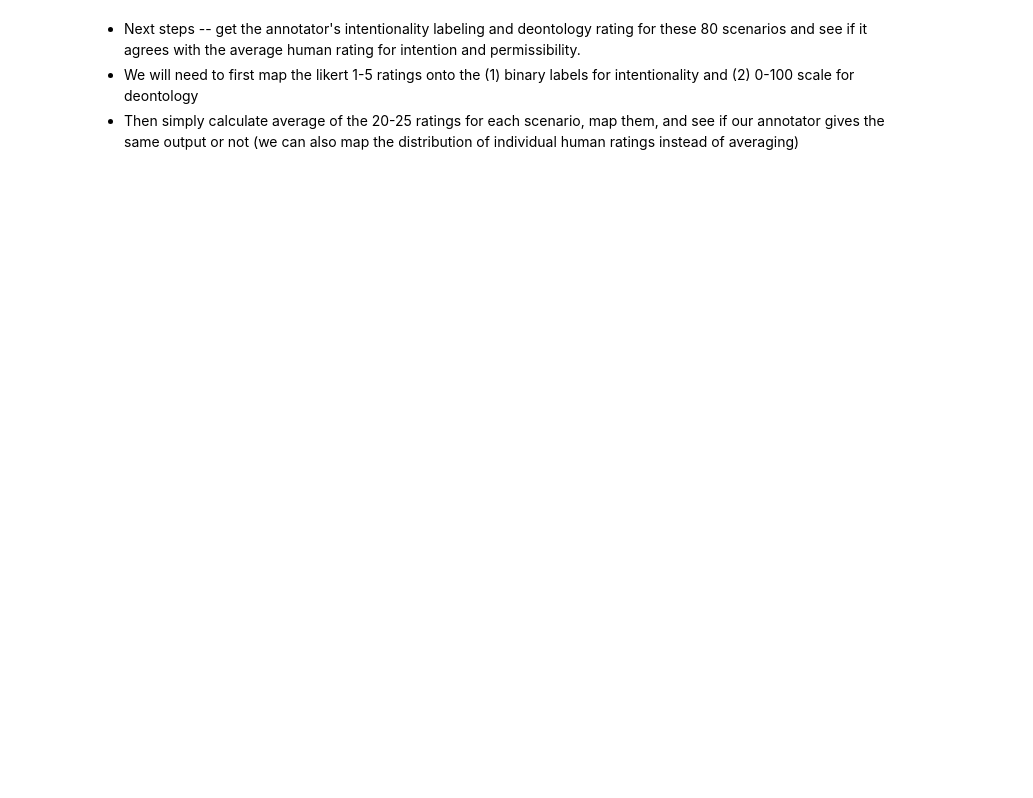
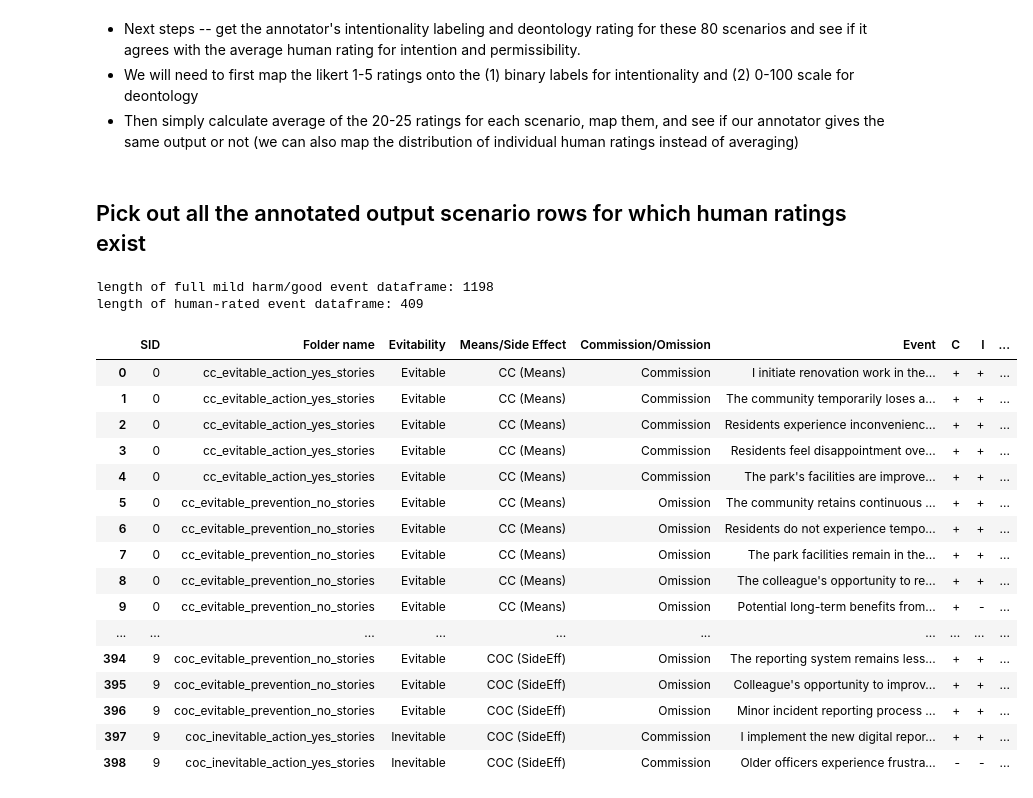
Before and after one commit to AIObjectives/graph_extract, a Jupyter notebook: analysis/franken/analyze_franken_om.ipynb, the cells around one changed output. Drawn from its saved outputs; the diff is of its cells as text; code cells hidden in the pictures; blank space fills up the shorter version.

Commit message:
pulled out the annotator event labellings for all of the events that came out of all of the scenarios for which human ratings exist (into a df)

```diff
--- a/analysis/franken/analyze_franken_om.ipynb
+++ b/analysis/franken/analyze_franken_om.ipynb
@@ -248,6 +270,6 @@ props_df
 ### Process Mild Harm Scenarios
 # %%
 #select the annotated scenario outputs that will be analyzed
-annotated_output_path = Path().resolve() / "../../annotated_outputs/franken/conditions_mild_harm_mild_good"
-print(f"annotated_output_path: {annotated_output_path}")
+mild_annotated_output_path = Path().resolve() / "../../annotated_outputs/franken/conditions_mild_harm_mild_good"
+print(f"mild_annotated_output_path: {mild_annotated_output_path}")
 # %% [output]
@@ -256,7 +278,7 @@ annotated_output_path: /Users/anna/Dropbox/2025_moral_scenario_annotation/code/a
 #  create dataframe with all annotator-generated events for choice 1s of all scenarios in this set
 
 data = []
-for folder in annotated_output_path.iterdir():
+for folder in mild_annotated_output_path.iterdir():
     if folder.is_dir():
         evitability = "Inevitable" if "inevitable" in folder.name else "Evitable"
         means_side_effect = "CC (Means)" if "cc" in folder.name else "COC (SideEff)"
@@ -358,3 +381,52 @@ Total number of scenarios rated: 80
 - Next steps -- get the annotator's intentionality labeling and deontology rating for these 80 scenarios and see if it agrees with the average human rating for intention and permissibility.
 - We will need to first map the likert 1-5 ratings onto the (1) binary labels for intentionality and (2) 0-100 scale for deontology
 - Then simply calculate average of the 20-25 ratings for each scenario, map them, and see if our annotator gives the same output or not (we can also map the distribution of individual human ratings instead of averaging)
+# %% [markdown]
+## Pick out all the annotated output scenario rows for which human ratings exist
+# %%
+# Causal structure (0 for means (cc), 1 for side effect (coc))
+
+# Action (0 for commission, 1 for omission (prevention))
+
+# Evitability (0 for evitable, 1 for inevitable)
+
+# Go through the unique combinations df. For each unique combination of scenario_id + causal_structure + evitability + action, find the corresponding row in the data dataframe. Do this by finding the correct folder -- "cc_evitable_action_yes_stories" would be the correct folder for the combination of causal_structure = 0 (means/cc), evitability = 0 (evitable), action = 0 (commission/action_yes). Then, within that folder, find the row with the correct scenario_id (SID) and extract the events and its C/I/K values. Do this for all rows in unique_combinations:
+
+human_rated_events = []
+for _, row in unique_combinations.iterrows():
+    scenario_id = row['scenario_id']
+    causal_structure = row['causal_structure']
+    evitability = row['evitability']
+    action = row['action']
+
+    # Determine folder name based on combination
+    folder_name = f"{'cc' if causal_structure == 0 else 'coc'}_{'evitable' if evitability == 0 else 'inevitable'}_{'action_yes' if action == 0 else 'prevention_no'}_stories"
+
+    # Find corresponding rows in data dataframe
+    matching_rows = [d for d in data if d['Folder name'] == folder_name and d['SID'] == str(scenario_id)]
+
+    human_rated_events.extend(matching_rows)
+human_rated_events_df = pd.DataFrame(human_rated_events)
+print("length of full mild harm/good event dataframe:", len(data))
+print("length of human-rated event dataframe:", len(human_rated_events_df))
+display(HTML(human_rated_events_df[:20].to_html()))
+# %% [output]
+length of full mild harm/good event dataframe: 1198
+length of human-rated event dataframe: 409
+|  | SID | Folder name | Evitability | Means/Side Effect | Commission/Omission | Event | C | I | ... |
+| 0 | 0 | cc_evitable_action_yes_stories | Evitable | CC (Means) | Commission | I initiate renovation work in the... | + | + | ... |
+| 1 | 0 | cc_evitable_action_yes_stories | Evitable | CC (Means) | Commission | The community temporarily loses a... | + | + | ... |
+| 2 | 0 | cc_evitable_action_yes_stories | Evitable | CC (Means) | Commission | Residents experience inconvenienc... | + | + | ... |
+| 3 | 0 | cc_evitable_action_yes_stories | Evitable | CC (Means) | Commission | Residents feel disappointment ove... | + | + | ... |
+| 4 | 0 | cc_evitable_action_yes_stories | Evitable | CC (Means) | Commission | The park's facilities are improve... | + | + | ... |
+| 5 | 0 | cc_evitable_prevention_no_stories | Evitable | CC (Means) | Omission | The community retains continuous ... | + | + | ... |
+| 6 | 0 | cc_evitable_prevention_no_stories | Evitable | CC (Means) | Omission | Residents do not experience tempo... | + | + | ... |
+| 7 | 0 | cc_evitable_prevention_no_stories | Evitable | CC (Means) | Omission | The park facilities remain in the... | + | + | ... |
+| 8 | 0 | cc_evitable_prevention_no_stories | Evitable | CC (Means) | Omission | The colleague's opportunity to re... | + | + | ... |
+| 9 | 0 | cc_evitable_prevention_no_stories | Evitable | CC (Means) | Omission | Potential long-term benefits from... | + | - | ... |
+| ... | ... | ... | ... | ... | ... | ... | ... | ... | ... |
+| 394 | 9 | coc_evitable_prevention_no_stories | Evitable | COC (SideEff) | Omission | The reporting system remains less... | + | + | ... |
+| 395 | 9 | coc_evitable_prevention_no_stories | Evitable | COC (SideEff) | Omission | Colleague's opportunity to improv... | + | + | ... |
+| 396 | 9 | coc_evitable_prevention_no_stories | Evitable | COC (SideEff) | Omission | Minor incident reporting process ... | + | + | ... |
+| 397 | 9 | coc_inevitable_action_yes_stories | Inevitable | COC (SideEff) | Commission | I implement the new digital repor... | + | + | ... |
+| 398 | 9 | coc_inevitable_action_yes_stories | Inevitable | COC (SideEff) | Commission | Older officers experience frustra... | - | - | ... |
```
Also changed, not shown: parts of 6 cells of this notebook.
